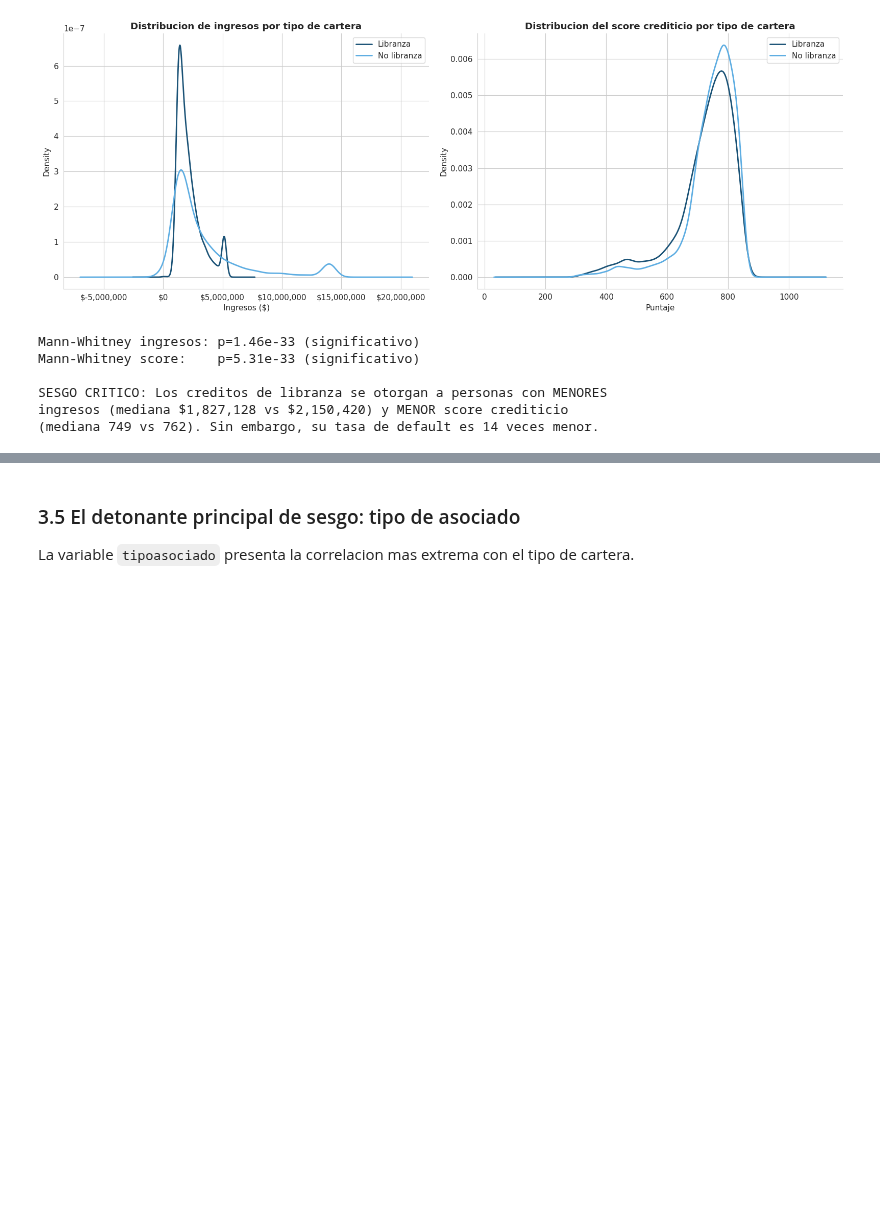
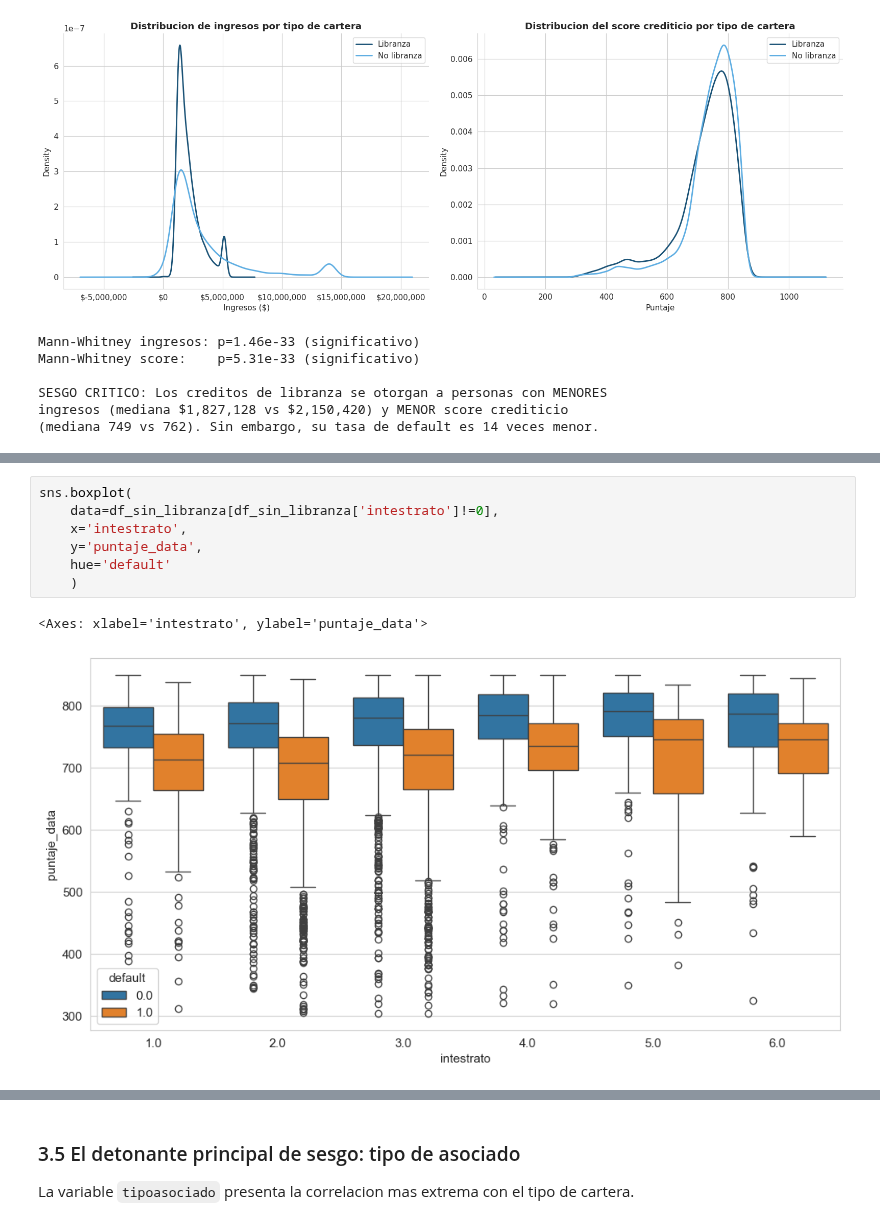
Before and after one commit to jhquiza/proyecto-riesgos, a Jupyter notebook: créditos negados y aprobados/Analisis_Integral_Sesgo_Correlaciones_Trayectoria (1).ipynb, the cells around one changed output, grey strips where cells are left out. Saved outputs shown, nothing was run; the diff lists cells and outputs as text; blank space fills up the shorter version.

```diff
--- a/créditos negados y aprobados/Analisis_Integral_Sesgo_Correlaciones_Trayectoria (1).ipynb
+++ b/créditos negados y aprobados/Analisis_Integral_Sesgo_Correlaciones_Trayectoria (1).ipynb
@@ -249,0 +527,10 @@ ingresos (mediana $1,827,128 vs $2,150,420) y MENOR score crediticio
+# %%
+sns.boxplot(
+    data=df_sin_libranza[df_sin_libranza['intestrato']!=0],
+    x='intestrato',
+    y='puntaje_data',
+    hue='default'
+    )
+# %% [output]
+<Axes: xlabel='intestrato', ylabel='puntaje_data'>
+[figure, added]
```
Also changed, not shown: parts of 22 cells of this notebook.
